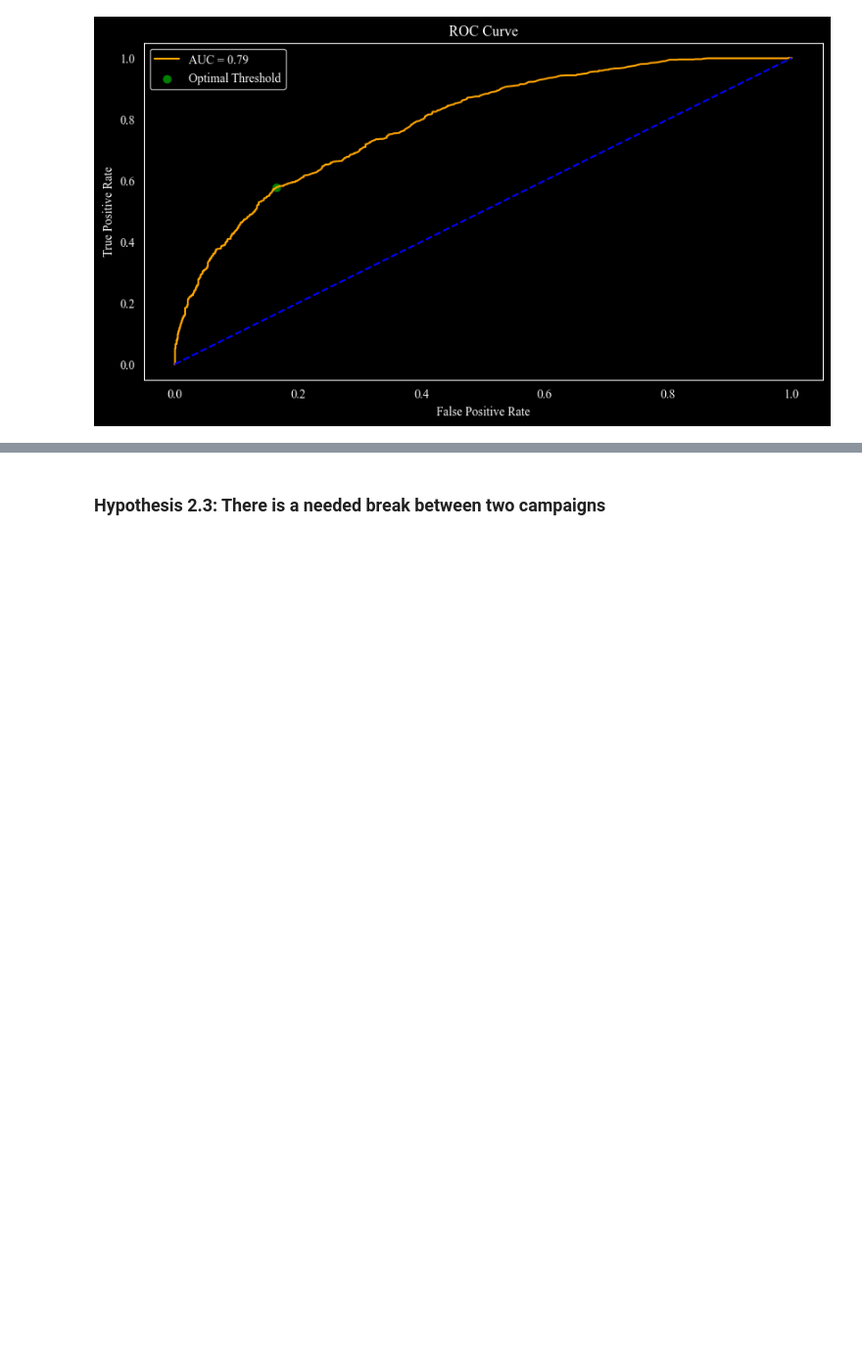
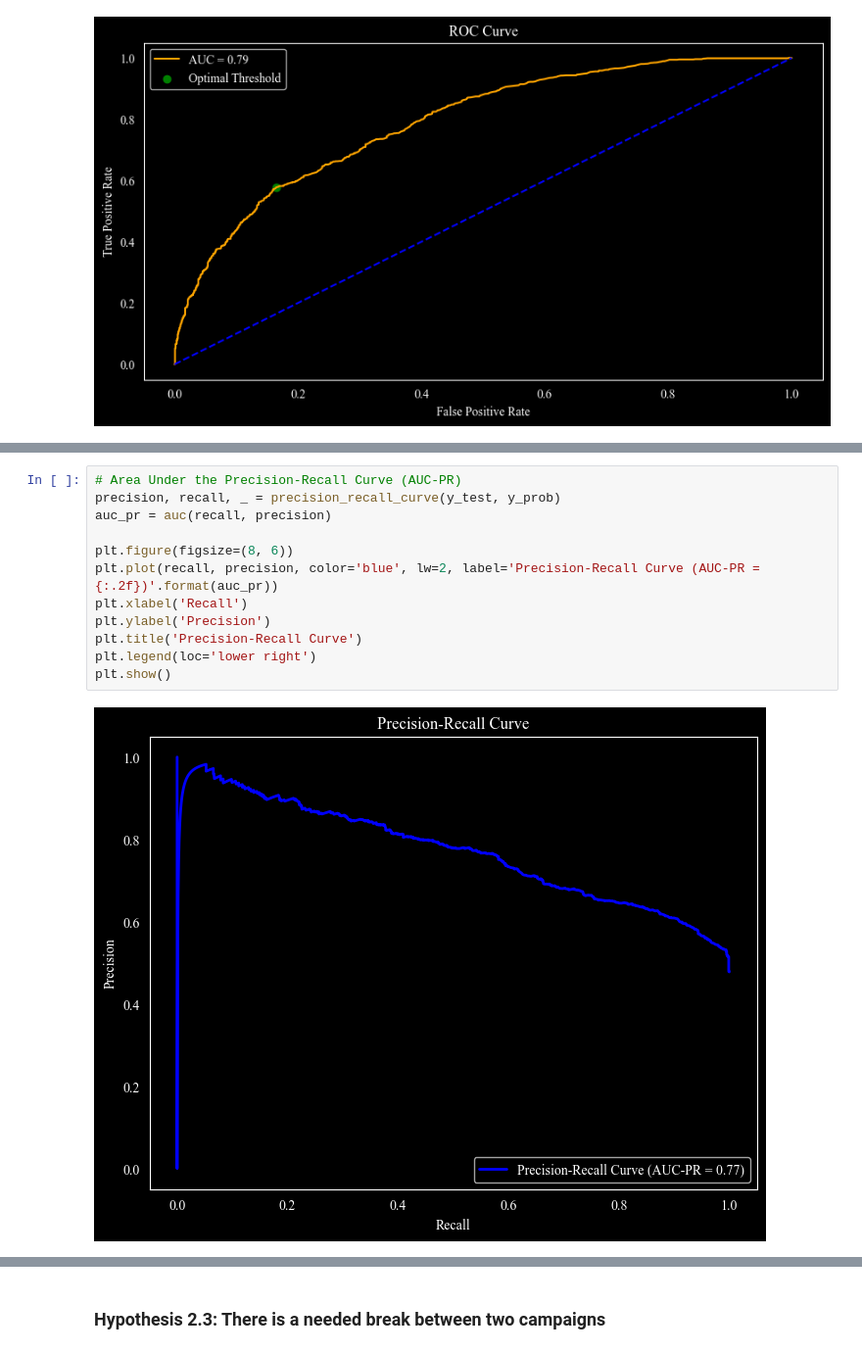
Before and after one commit to datnguyent93/BankMarketing, a Jupyter notebook: main.ipynb, the cells around one changed output, grey strips where cells are left out. Shown at 98% size. Drawn from its saved outputs; the diff is of its cells as text; blank space fills up the shorter version.

```diff
--- a/main.ipynb
+++ b/main.ipynb
@@ -343,0 +402,14 @@ plt.show()
+# %%
+# Area Under the Precision-Recall Curve (AUC-PR)
+precision, recall, _ = precision_recall_curve(y_test, y_prob)
+auc_pr = auc(recall, precision)
+
+plt.figure(figsize=(8, 6))
+plt.plot(recall, precision, color='blue', lw=2, label='Precision-Recall Curve (AUC-PR = {:.2f})'.format(auc_pr))
+plt.xlabel('Recall')
+plt.ylabel('Precision')
+plt.title('Precision-Recall Curve')
+plt.legend(loc='lower right')
+plt.show()
+# %% [output]
+[figure, added]
```
Also changed, not shown: parts of 18 cells of this notebook.
